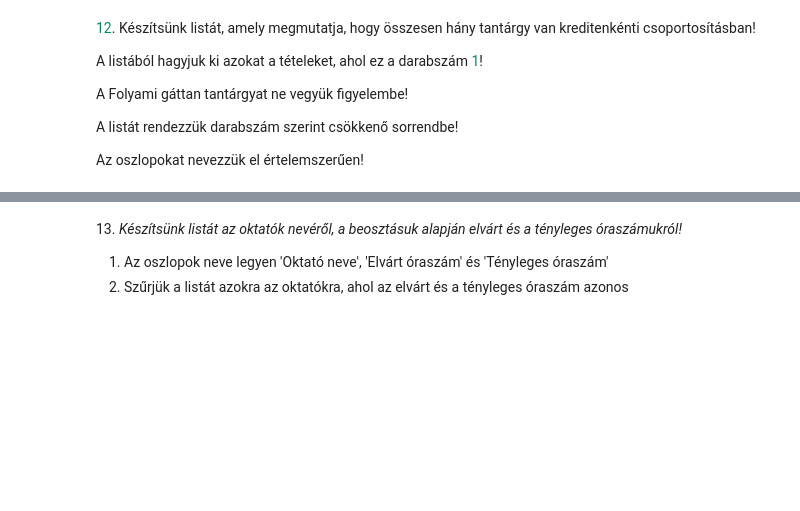
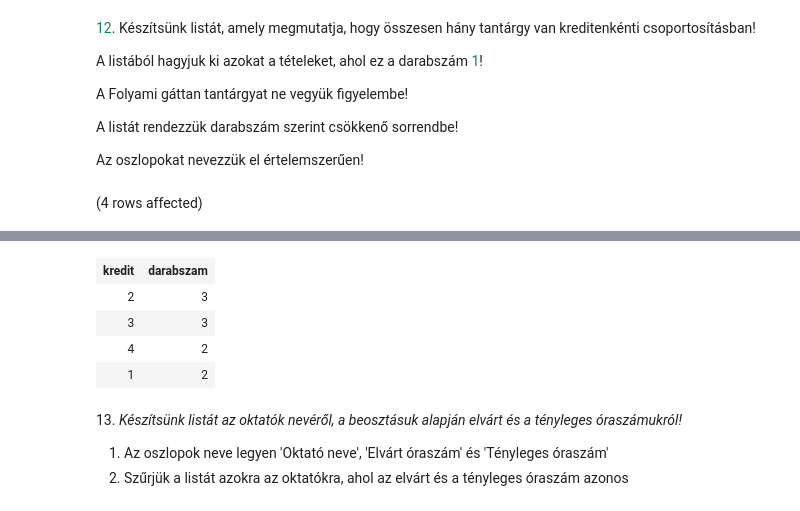
Before and after one commit to KedvesAnita/Adat, a Jupyter notebook: gyakorlat03_feladatok.ipynb, the cells around one changed output, grey strips where cells are left out. Cells and saved outputs as stored; diff of their text form; code cells hidden in the pictures; blank space fills up the shorter version.

```diff
--- a/gyakorlat03_feladatok.ipynb
+++ b/gyakorlat03_feladatok.ipynb
@@ -245,3 +272,13 @@ A Folyami gáttan tantárgyat ne vegyük figyelembe!
 A listát rendezzük darabszám szerint csökkenő sorrendbe!
 
 Az oszlopokat nevezzük el értelemszerűen!
+# %%
+select Kredit as 'kredit',
+count(*) as 'darabszam'
+from Tantárgyak
+where Tantárgynév not like 'Folyami gáttan'
+group by Kredit
+having count(*)<>1
+order by count(*) desc
+# %% [output]
+(4 rows affected)
@@ -248,3 +286,8 @@ Az oszlopokat nevezzük el értelemszerűen!
+| kredit | darabszam |
+| 2 | 3 |
+| 3 | 3 |
+| 4 | 2 |
+| 1 | 2 |
 # %% [markdown]
 13. _Készítsünk listát az oktatók nevéről, a beosztásuk alapján elvárt és a tényleges óraszámukról!_
 
```
Also changed, not shown: parts of 6 cells of this notebook, 1 other file.
